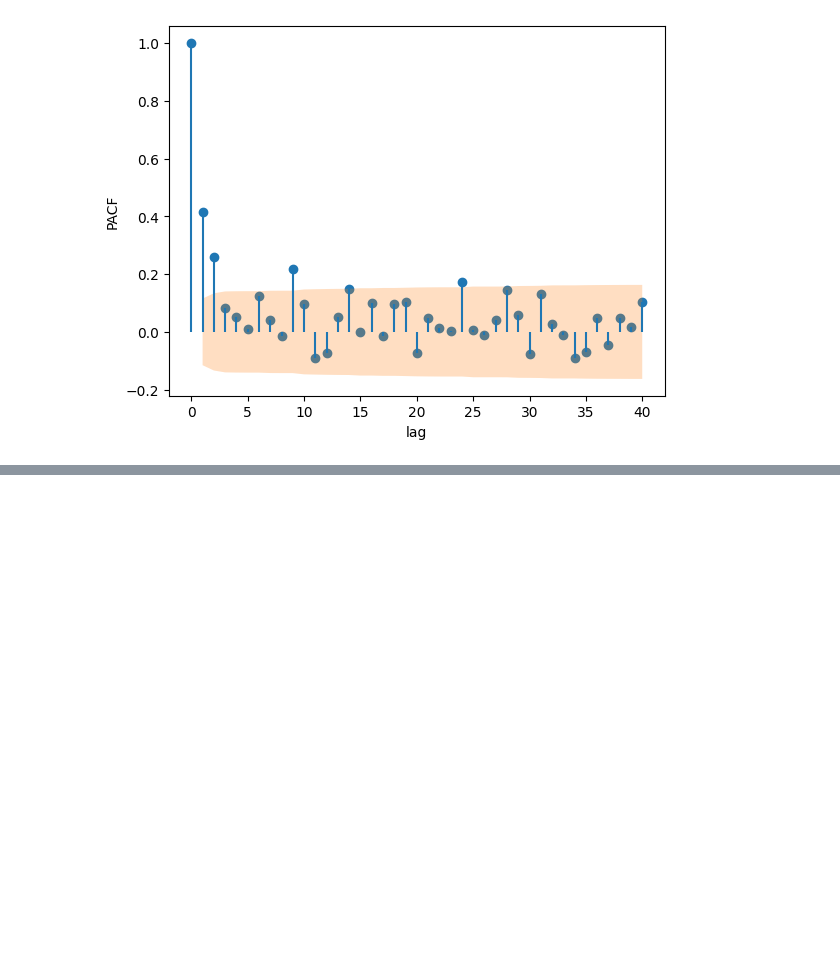
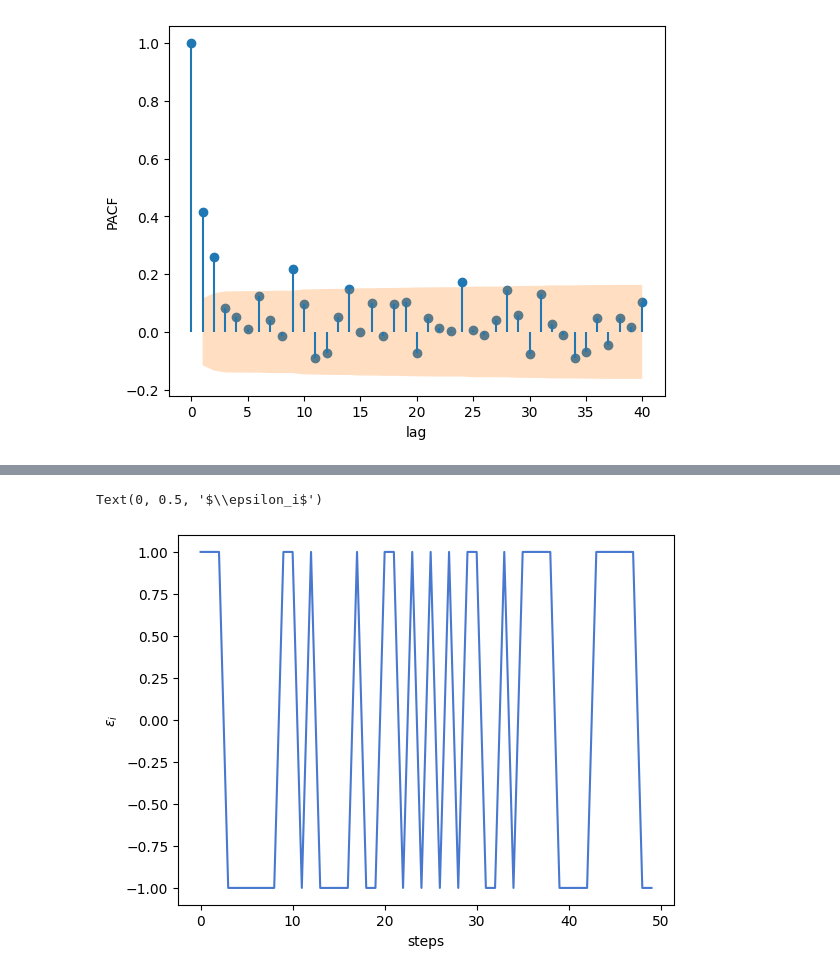
Before and after one commit to taniagmangolini/machine-learning, a Jupyter notebook: temporal_series/time_series_book.ipynb, the cells around one changed output, grey strips where cells are left out. Cells and saved outputs as stored; diff of their text form; code cells hidden in the pictures; blank space fills up the shorter version.

```diff
--- a/temporal_series/time_series.ipynb
+++ b/temporal_series/time_series_book.ipynb
@@ -1851,0 +1898,8 @@ plot_pacf(detrended)
+# %%
+# zoom in a specific range
+plt.plot(np.arange(50), steps.T[0][:50])
+plt.xlabel('steps')
+plt.ylabel(r'$\epsilon_i$')
+# %% [output]
+Text(0, 0.5, '$\\epsilon_i$')
+[figure, added]
```
Also changed, not shown: parts of 17 cells of this notebook.
